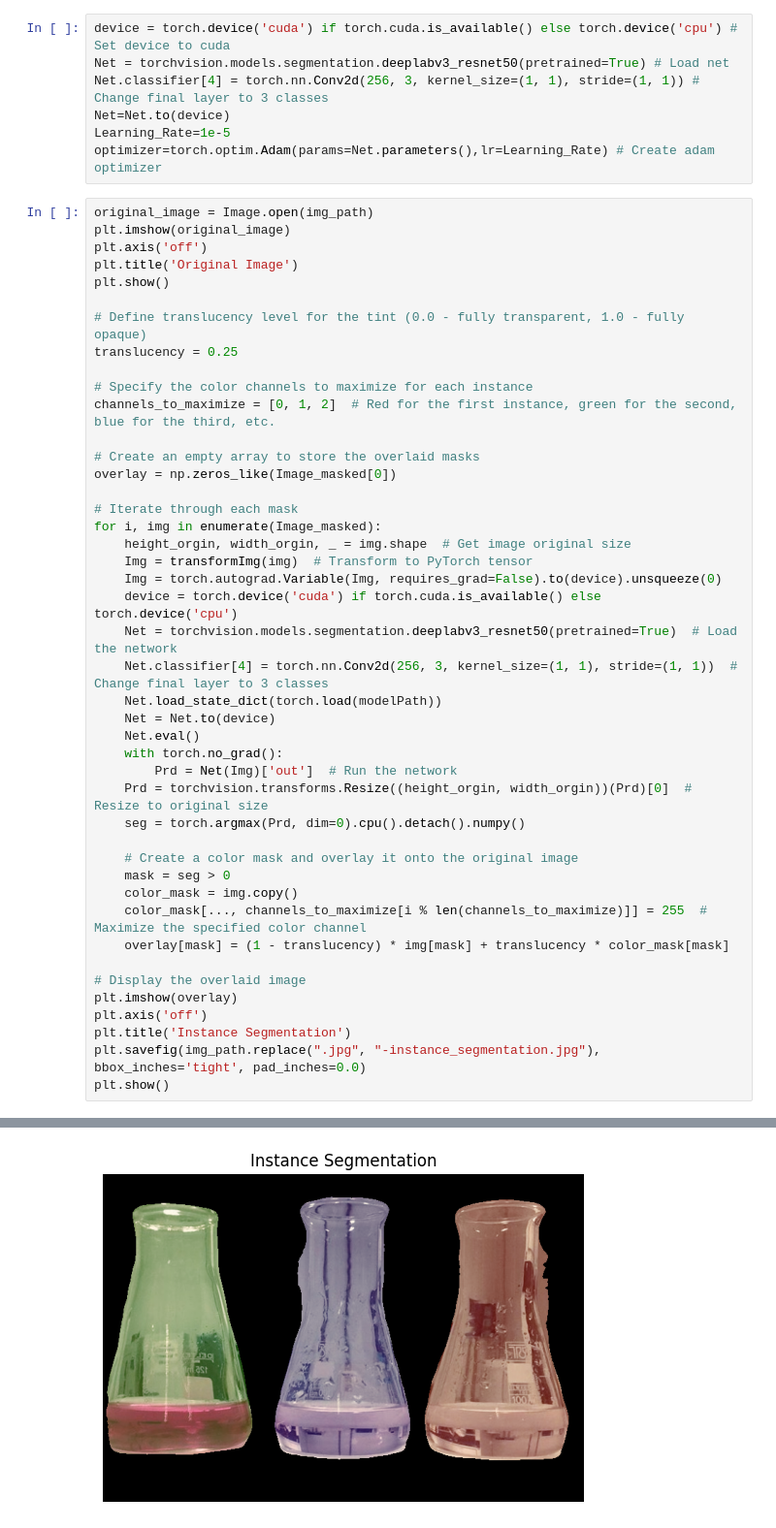
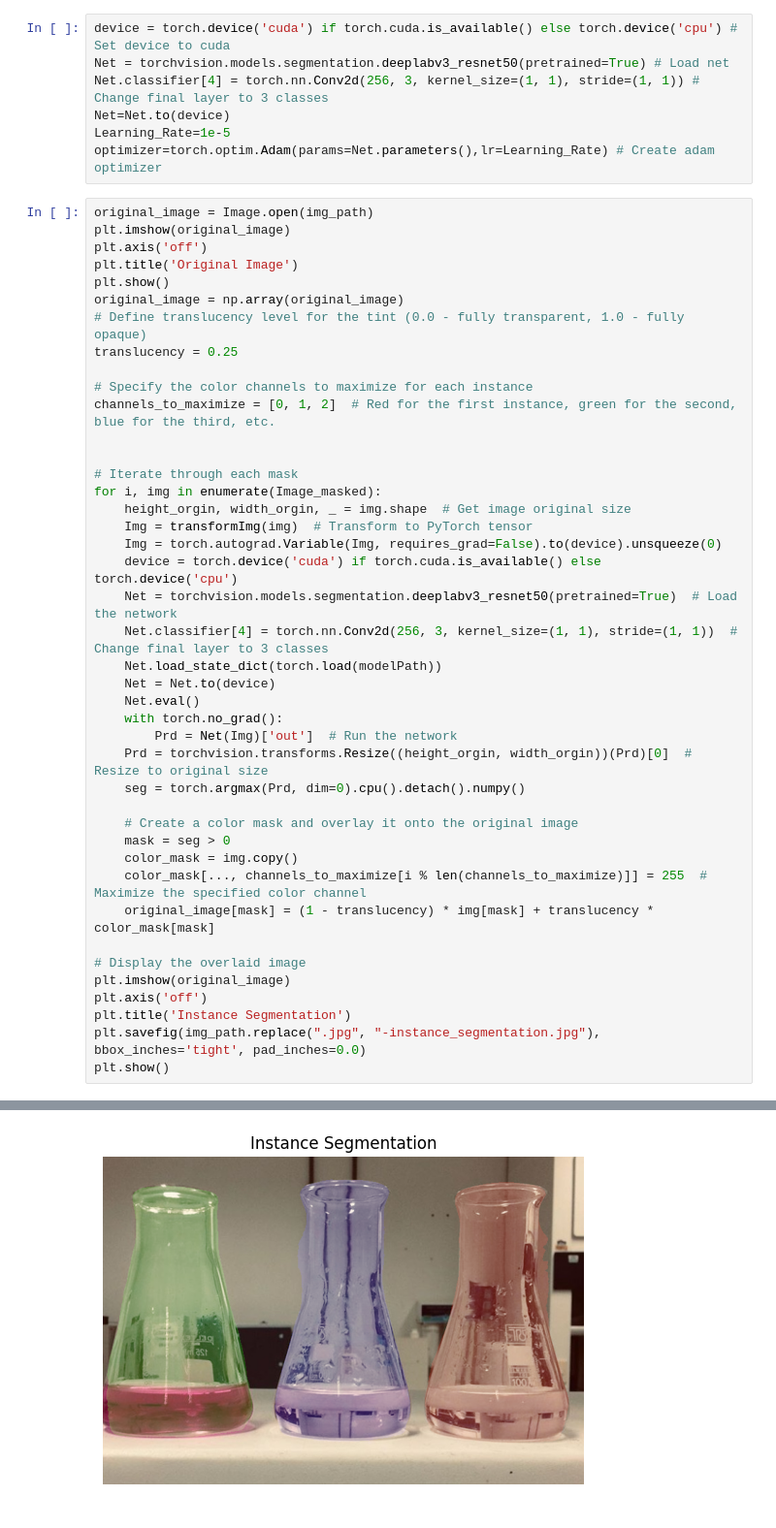
Before and after one commit to ryan-barry-99/Robot_Perception_HW6_Instance_Segmentation, a Jupyter notebook: CMPE789_FA23_HW6.ipynb, the cells around one changed output, grey strips where cells are left out. Shown at 97% size. Drawn from its saved outputs; the diff is of its cells as text.

```diff
--- a/CMPE789_FA23_HW6.ipynb
+++ b/CMPE789_FA23_HW6.ipynb
@@ -305,44 +305,42 @@ plt.imshow(original_image)
 plt.axis('off')
 plt.title('Original Image')
 plt.show()
-
+original_image = np.array(original_image)
 # Define translucency level for the tint (0.0 - fully transparent, 1.0 - fully opaque)
 translucency = 0.25
 
 # Specify the color channels to maximize for each instance
 channels_to_maximize = [0, 1, 2]  # Red for the first instance, green for the second, blue for the third, etc.
 
-# Create an empty array to store the overlaid masks
-overlay = np.zeros_like(Image_masked[0])
 
 # Iterate through each mask
 for i, img in enumerate(Image_masked):
     height_orgin, width_orgin, _ = img.shape  # Get image original size
     Img = transformImg(img)  # Transform to PyTorch tensor
     Img = torch.autograd.Variable(Img, requires_grad=False).to(device).unsqueeze(0)
     device = torch.device('cuda') if torch.cuda.is_available() else torch.device('cpu')
     Net = torchvision.models.segmentation.deeplabv3_resnet50(pretrained=True)  # Load the network
     Net.classifier[4] = torch.nn.Conv2d(256, 3, kernel_size=(1, 1), stride=(1, 1))  # Change final layer to 3 classes
     Net.load_state_dict(torch.load(modelPath))
     Net = Net.to(device)
     Net.eval()
     with torch.no_grad():
         Prd = Net(Img)['out']  # Run the network
     Prd = torchvision.transforms.Resize((height_orgin, width_orgin))(Prd)[0]  # Resize to original size
     seg = torch.argmax(Prd, dim=0).cpu().detach().numpy()
 
     # Create a color mask and overlay it onto the original image
     mask = seg > 0
     color_mask = img.copy()
     color_mask[..., channels_to_maximize[i % len(channels_to_maximize)]] = 255  # Maximize the specified color channel
-    overlay[mask] = (1 - translucency) * img[mask] + translucency * color_mask[mask]
+    original_image[mask] = (1 - translucency) * img[mask] + translucency * color_mask[mask]
 
 # Display the overlaid image
-plt.imshow(overlay)
+plt.imshow(original_image)
 plt.axis('off')
 plt.title('Instance Segmentation')
 plt.savefig(img_path.replace(".jpg", "-instance_segmentation.jpg"), bbox_inches='tight', pad_inches=0.0)
 plt.show()
 # %% [output]
 [figure]
-[figure, old version]
+[figure, new version]
```
